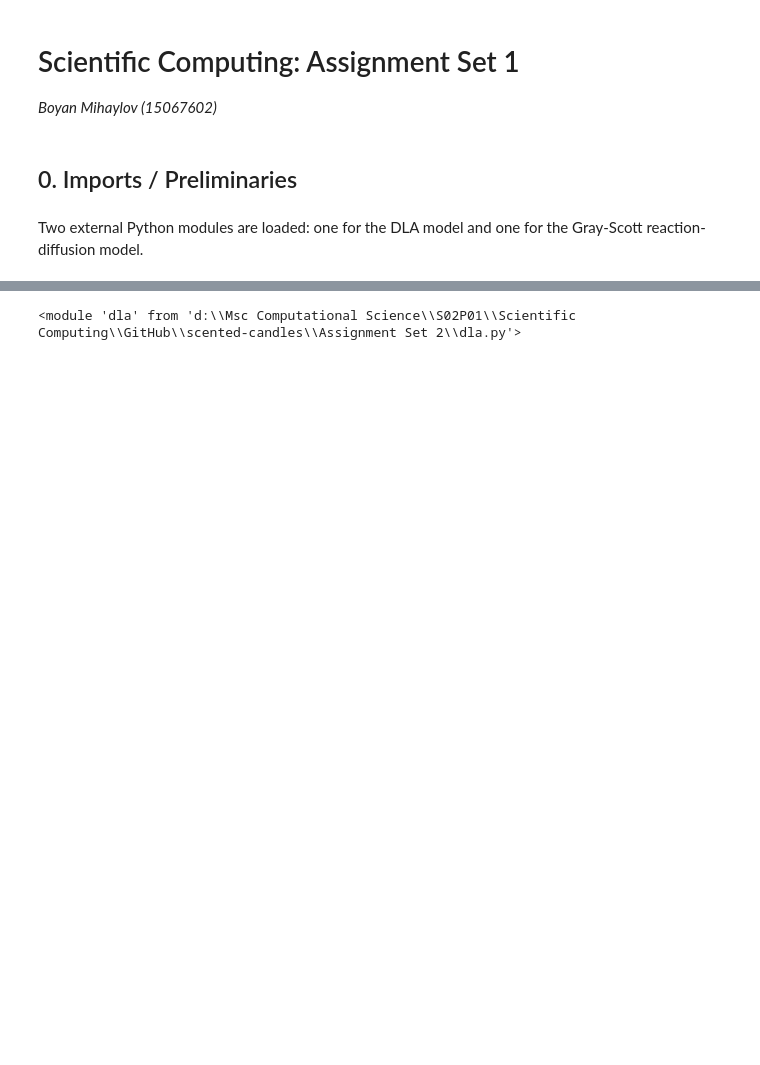
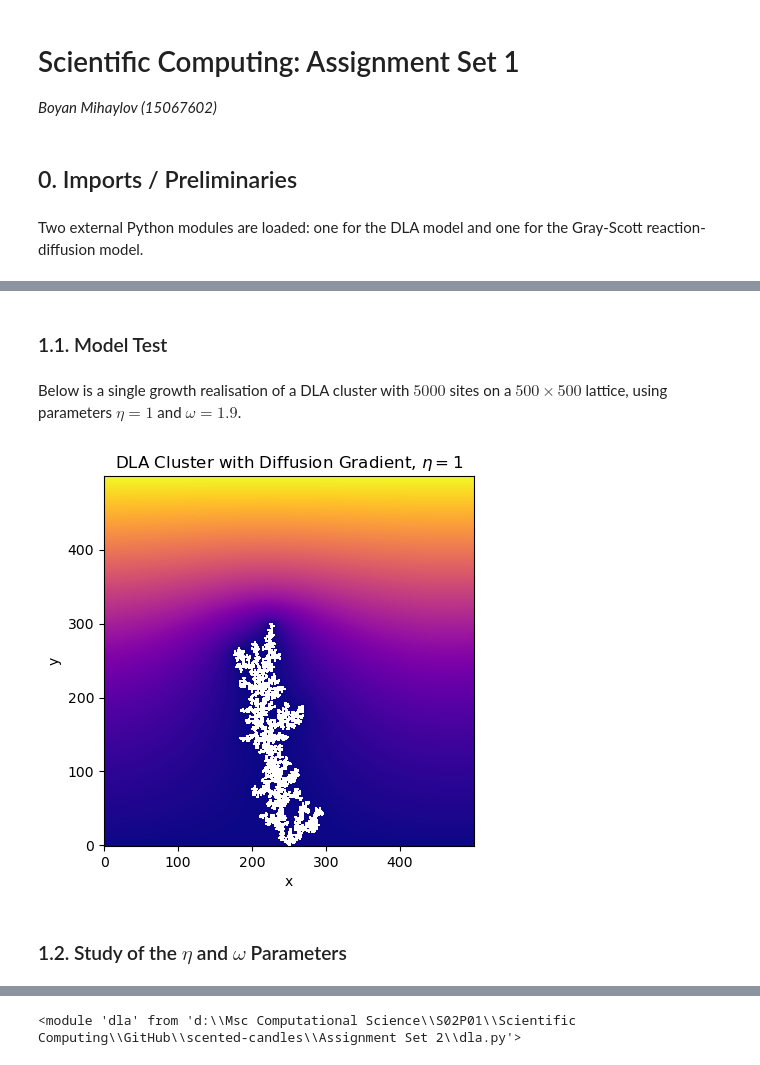
Before and after one commit to mboyan/scented-candles, a Jupyter notebook: Assignment Set 2/AssignmentSet2.ipynb, the cells around one changed output, grey strips where cells are left out. Saved outputs shown, nothing was run; the diff lists cells and outputs as text; code cells hidden in the pictures; blank space fills up the shorter version.

```diff
--- a/Assignment Set 2/AssignmentSet2.ipynb
+++ b/Assignment Set 2/AssignmentSet2.ipynb
@@ -17,0 +29,17 @@ import gray_scott as gs
+# %% [markdown]
+### 1.1. Model Test
+# %% [markdown]
+Below is a single growth realisation of a DLA cluster with $5000$ sites on a $500\times500$ lattice, using parameters $\eta=1$ and $\omega=1.9$.
+# %%
+# Simulation parameters
+size = 500
+omega = 1.9
+eta = 1
+
+c_grid, cluster_grid, _ = dla.run_dla_diff_equation(size, 5000, omega, eta, GPU_delta_interval=50)
+# %%
+vis.plot_dla_diffusion(c_grid, cluster_grid, title=f"DLA Cluster with Diffusion Gradient, $\eta={eta}$")
+# %% [output]
+[figure, added]
+# %% [markdown]
+### 1.2. Study of the $\eta$ and $\omega$ Parameters
```
Also changed, not shown: parts of 11 cells of this notebook, 2 other files.
